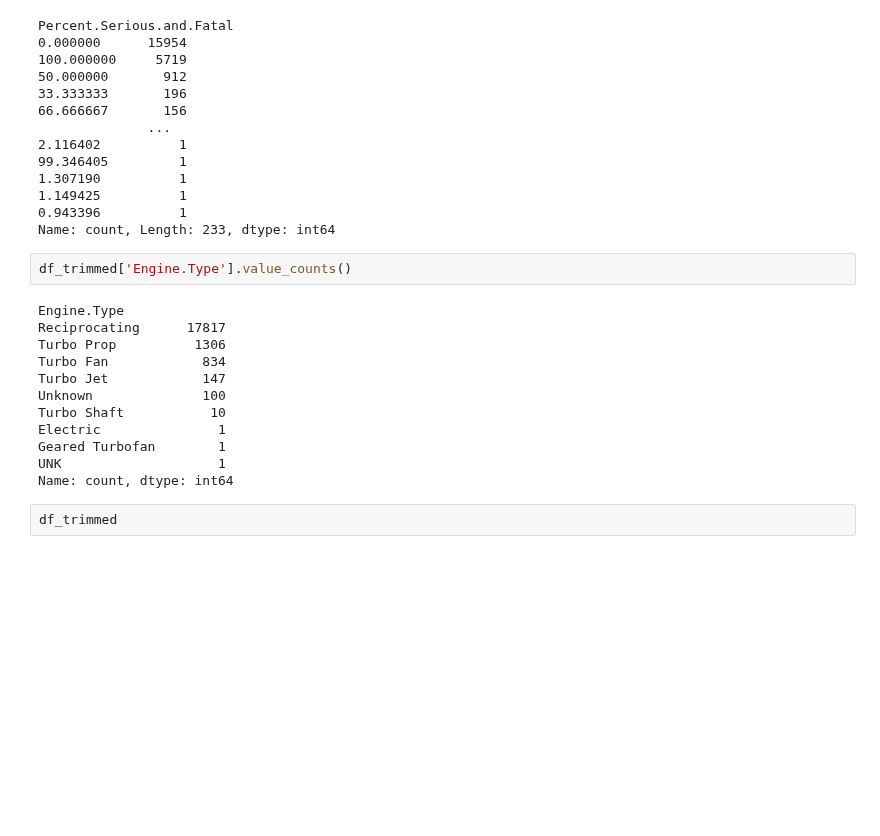
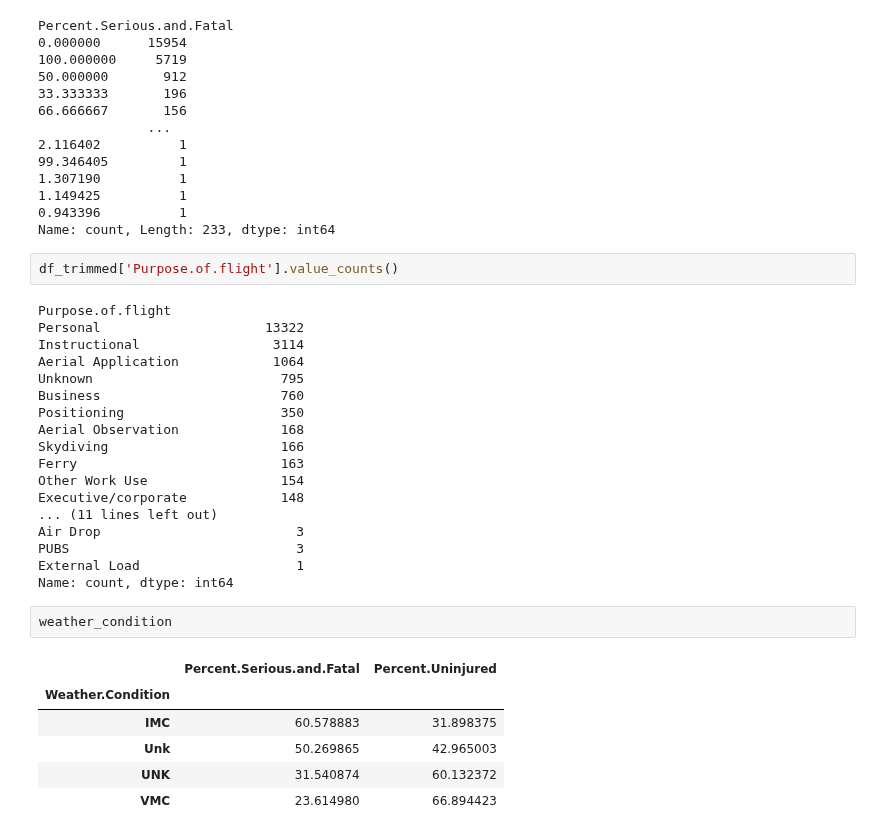
Before and after one commit to learn-co-curriculum/dsc-phase-1-project-v3, a Jupyter notebook: Noah's-Workspace.ipynb, the cells around one changed output. Saved outputs shown, nothing was run; the diff lists cells and outputs as text; blank space fills up the shorter version.

```diff
--- a/Noah's-Workspace.ipynb
+++ b/Noah's-Workspace.ipynb
@@ -510,18 +510,31 @@ Percent.Serious.and.Fatal
 0.943396          1
 Name: count, Length: 233, dtype: int64
 # %%
-df_trimmed['Engine.Type'].value_counts()
+df_trimmed['Purpose.of.flight'].value_counts()
 # %% [output]
-Engine.Type
-Reciprocating      17817
-Turbo Prop          1306
-Turbo Fan            834
-Turbo Jet            147
-Unknown              100
-Turbo Shaft           10
-Electric               1
-Geared Turbofan        1
-UNK                    1
+Purpose.of.flight
+Personal                     13322
+Instructional                 3114
+Aerial Application            1064
+Unknown                        795
+Business                       760
+Positioning                    350
+Aerial Observation             168
+Skydiving                      166
+Ferry                          163
+Other Work Use                 154
+Executive/corporate            148
+... (11 lines left out)
+Air Drop                         3
+PUBS                             3
+External Load                    1
 Name: count, dtype: int64
-# %%
-df_trimmed
+# %%
+weather_condition
+# %% [output]
+|  | Percent.Serious.and.Fatal | Percent.Uninjured |
+| Weather.Condition |  |  |
+| IMC | 60.578883 | 31.898375 |
+| Unk | 50.269865 | 42.965003 |
+| UNK | 31.540874 | 60.132372 |
+| VMC | 23.614980 | 66.894423 |
```
Also changed, not shown: parts of 4 cells of this notebook, 1 other file.
